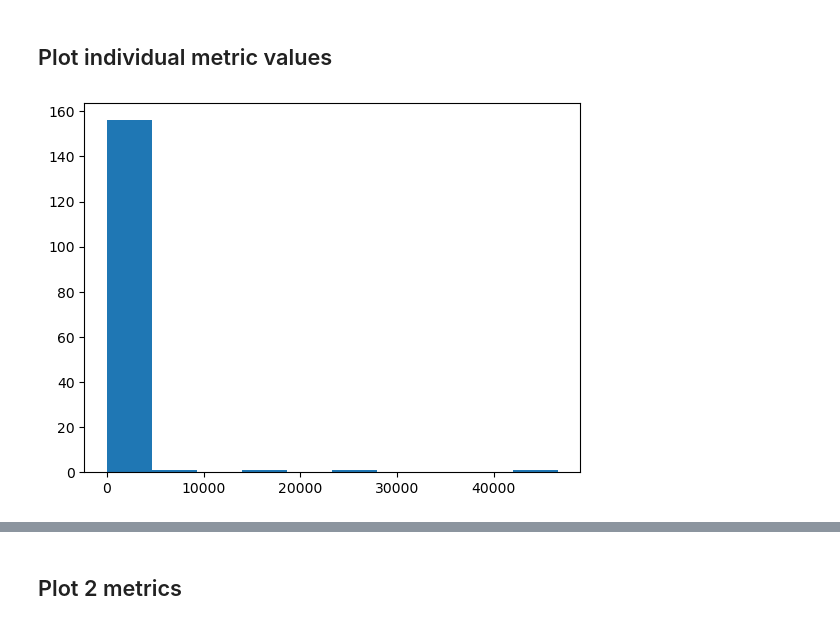
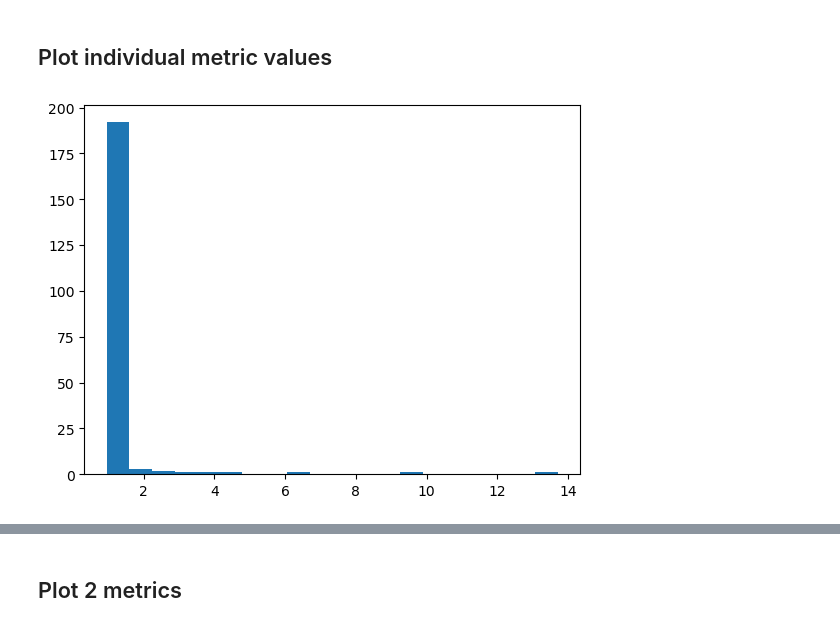
Before and after one commit to mariajmolina/s2sml, a Jupyter notebook: notebooks/ParetoFrontPlot.ipynb, the cells around one changed output, grey strips where cells are left out. Drawn from its saved outputs; the diff is of its cells as text; code cells hidden in the pictures.

```diff
--- a/notebooks/ParetoFrontPlot.ipynb
+++ b/notebooks/ParetoFrontPlot.ipynb
@@ -7,7 +8,9 @@ import pandas as pd
 ## Read trials results
 These are stored in `vanilla.csv`
 # %%
-results_dir = 'results_week3_SH_515/' # set results directory
+#results_dir = 'results_week3_SH_515/' # set results directory
+results_dir = 'results_week3_SH_530/'
+
 df = pd.read_csv("../"+results_dir+"vanilla.csv")
 # %%
 df
@@ -28,7 +31,7 @@ df
 # %% [markdown]
 ## Plot individual metric values
 # %%
-plt.hist(df.values_0);
+plt.hist(df.values_0, bins=20);
 # %% [output]
-[figure, old version]
+[figure, new version]
 # %%
```
Also changed, not shown: parts of 18 cells of this notebook, 50 other files.
